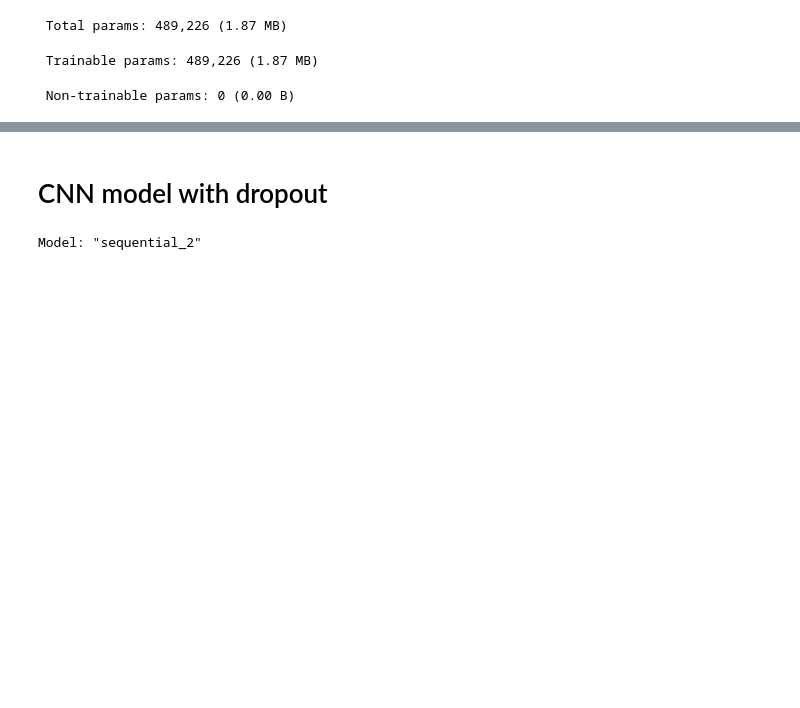
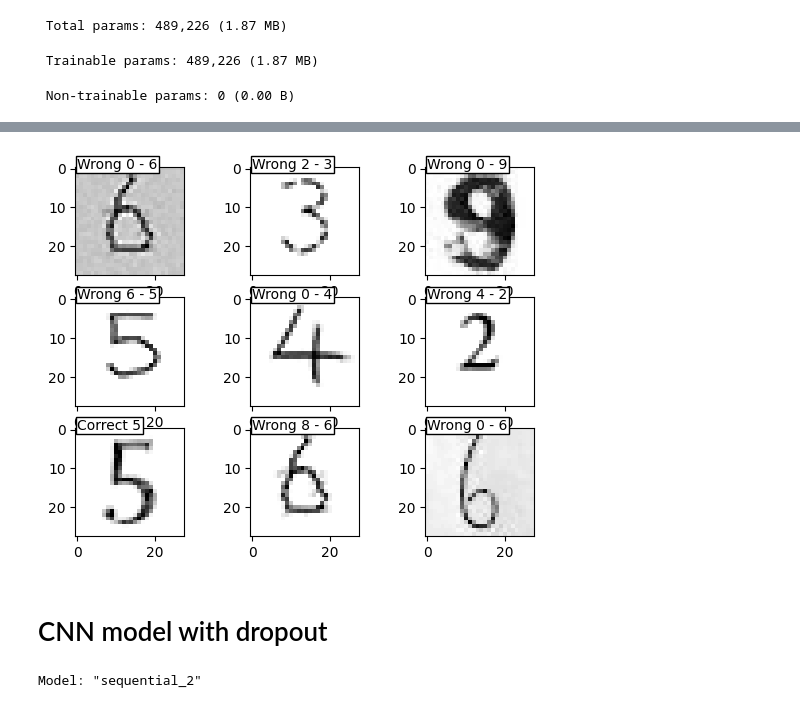
Before and after one commit to HamidHekmatnezhad/NN_MNIST, a Jupyter notebook: CNN_model.ipynb, the cells around one changed output, grey strips where cells are left out. Drawn from its saved outputs; the diff is of its cells as text; code cells hidden in the pictures; blank space fills up the shorter version.

```diff
--- a/CNN_model.ipynb
+++ b/CNN_model.ipynb
@@ -193,0 +316,3 @@ model.save_weights(path)
+# %%
+r = predict_real_data(model)
+# %% [output]
@@ -194,3 +329,4 @@ model.save_weights(path)
+[figure, added]
 # %% [markdown]
 # CNN model with dropout
 # %%
```
Also changed, not shown: parts of 27 cells of this notebook, 12 other files.
